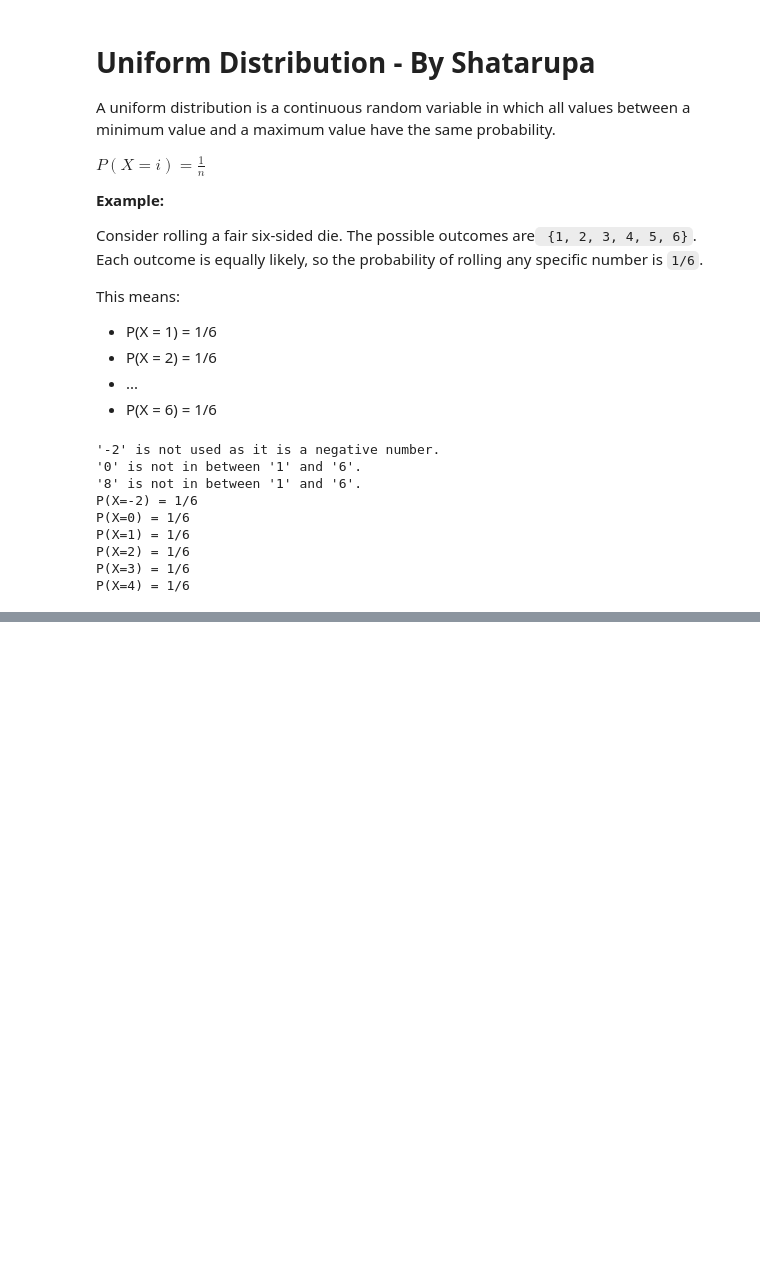
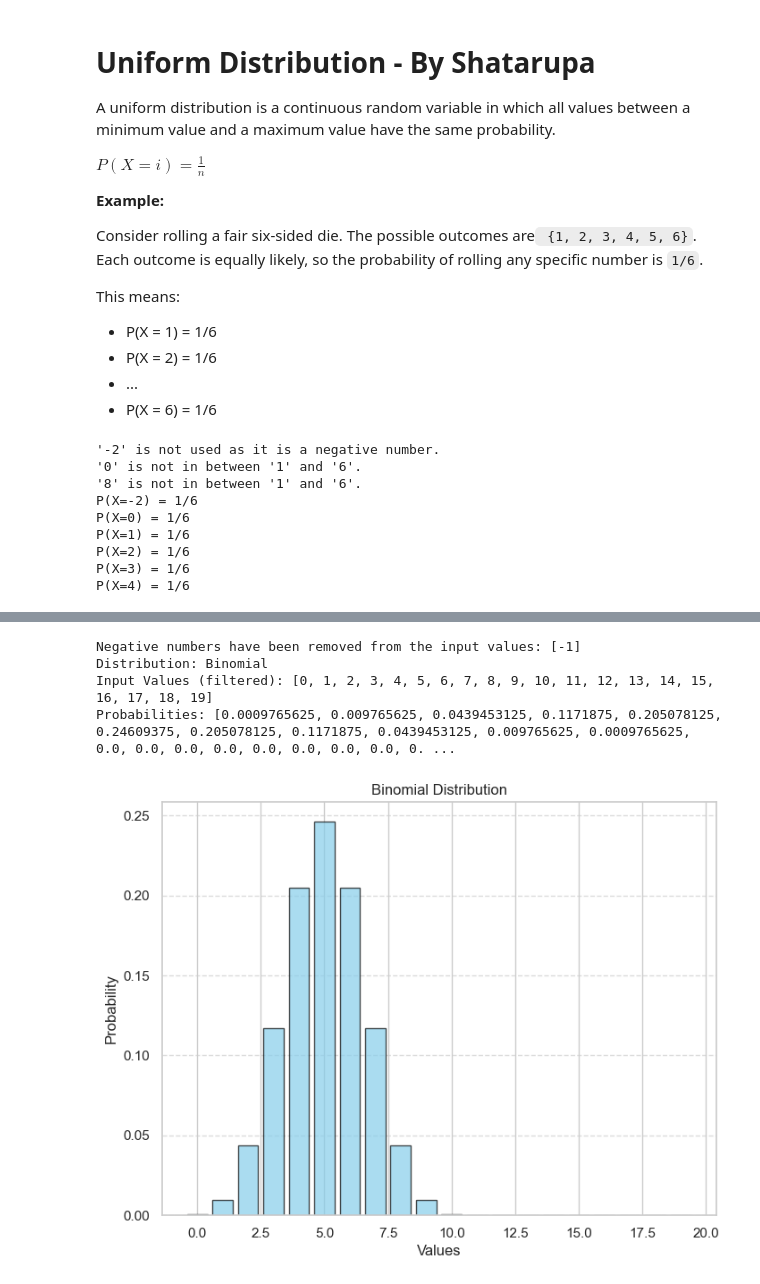
Before and after one commit to zubrist/MFCS-SYSTEM_LAB, a Jupyter notebook: random_variable.ipynb, the cells around one changed output, grey strips where cells are left out. Saved outputs shown, nothing was run; the diff lists cells and outputs as text; code cells hidden in the pictures; blank space fills up the shorter version.

```diff
--- a/random_variable.ipynb
+++ b/random_variable.ipynb
@@ -356,0 +422,15 @@ plt.show()
+# %%
+# Binomial Distribution
+
+get_probability_distribution(
+    "binomial",
+    params={"n": 10, "p": 0.5},
+    vals=range(-1,20) # does not mean anything after 10
+    #vals=[2, 3, -4, 4, -7]
+)
+# %% [output]
+Negative numbers have been removed from the input values: [-1]
+Distribution: Binomial
+Input Values (filtered): [0, 1, 2, 3, 4, 5, 6, 7, 8, 9, 10, 11, 12, 13, 14, 15, 16, 17, 18, 19]
+Probabilities: [0.0009765625, 0.009765625, 0.0439453125, 0.1171875, 0.205078125, 0.24609375, 0.205078125, 0.1171875, 0.0439453125, 0.009765625, 0.0009765625, 0.0, 0.0, 0.0, 0.0, 0.0, 0.0, 0.0, 0.0, 0. ...
+[figure, added]
```
Also changed, not shown: parts of 12 cells of this notebook.
